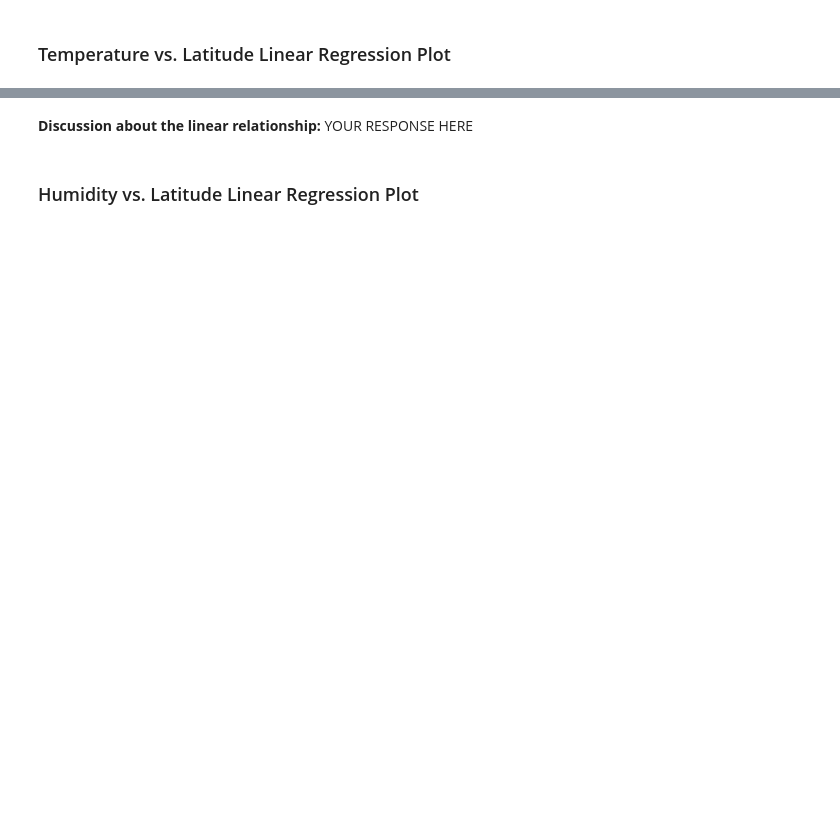
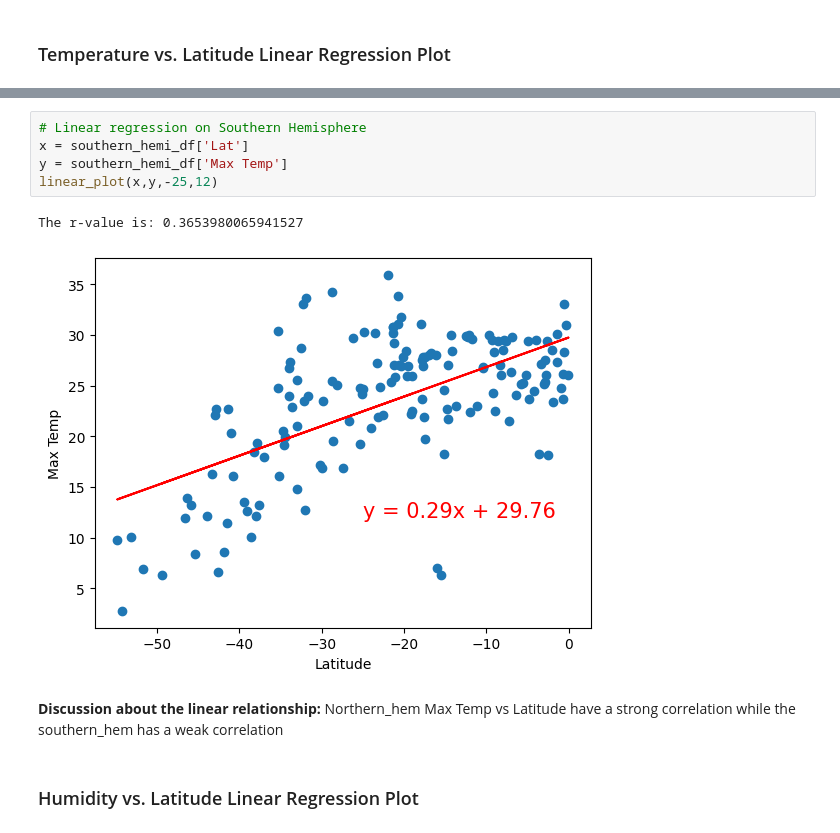
Before and after one commit to ayenioyekayode/python-api-challenge, a Jupyter notebook: WeatherPy/WeatherPy.ipynb, the cells around one changed output, grey strips where cells are left out. Drawn from its saved outputs; the diff is of its cells as text; blank space fills up the shorter version.

```diff
--- a/WeatherPy/WeatherPy.ipynb
+++ b/WeatherPy/WeatherPy.ipynb
@@ -407,4 +340,12 @@ The r-value is: 0.4121057168607245
-# %% [markdown]
-**Discussion about the linear relationship:** YOUR RESPONSE HERE
+# %%
+# Linear regression on Southern Hemisphere
+x = southern_hemi_df['Lat']
+y = southern_hemi_df['Max Temp']
+linear_plot(x,y,-25,12)
+# %% [output]
+The r-value is: 0.3653980065941527
+[figure, added]
+# %% [markdown]
+**Discussion about the linear relationship:** Northern_hem Max Temp vs Latitude have a strong correlation while the southern_hem has a  weak correlation
 # %% [markdown]
 ### Humidity vs. Latitude Linear Regression Plot
```
Also changed, not shown: parts of 34 cells of this notebook, 4 other files.
